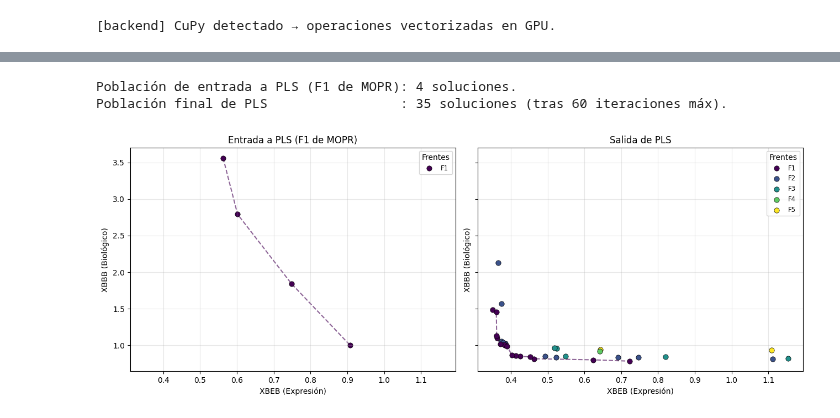
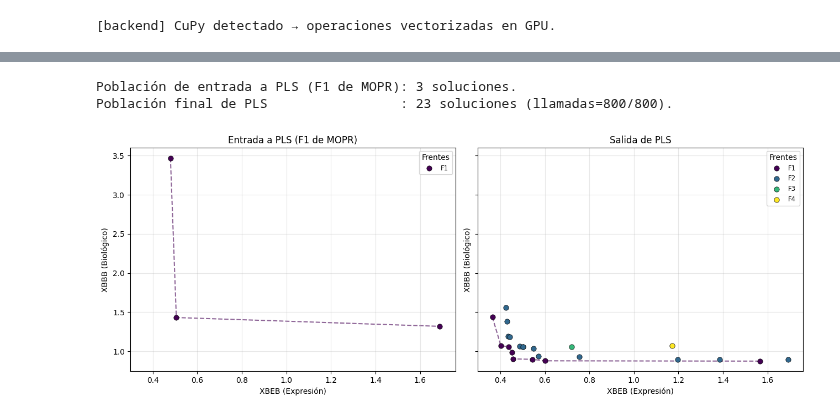
Before and after one commit to BenjaminGonzalezH/Thesis, a Jupyter notebook: Source Code/Investigation_Notes/Notes_2-LSOperators.ipynb, the cells around one changed output, grey strips where cells are left out. Drawn from its saved outputs; the diff is of its cells as text; code cells hidden in the pictures.

```diff
--- a/Source Code/Investigation_Notes/Notes_2-LSOperators.ipynb
+++ b/Source Code/Investigation_Notes/Notes_2-LSOperators.ipynb
@@ -8,7 +27,7 @@ Dentro del presente _notebook_ se
 # Se reutilizan los módulos ya construidos y validados en Notes_1-NSGA-II
 # (codificación de soluciones, Xie-Beni, dominancia de Pareto), en lugar de
 # duplicar su lógica, ya que esta iteración se enfoca en los operadores de
-# búsqueda local (MOPR y PLS).
+# búsqueda local.
 #######################################################
 
 ############################
@@ -16,20 +35,25 @@ Dentro del presente _notebook_ se
 ############################
 import sys                                                  # Ajuste de sys.path para importar los módulos de Source Code.
 from pathlib import Path                                    # Aplicar un formato generalizado de direcciones en el script.
-
 import numpy  as np                                         # Aplicación de operaciones matematicas eficientes.
-import matplotlib.pyplot as plt                              # Creación de gráficos.
+import matplotlib.pyplot as plt                             # Creación de gráficos.
 
 sys.path.append(str(Path.cwd().parent))                     # Source Code/ (un nivel sobre Investigation_Notes/).
 
+# Obtención de código basada en el código fuente original.
 import solution_encoding
 from solution_encoding import (
     load_distance_matrix,
     random_medoids_pop,
     build_clusters_population,
-    xie_beni,
+    xie_beni
 )
 from pareto_sorting import non_dominated_sort, crowding_distance
+from performance import (
+    hypervolume_from_origin,
+    plot_pareto_fronts,
+    jaccard_population
+)
 
 def _dominates(obj_a, obj_b) -> bool:
     """
@@ -53,6 +77,9 @@ DE_DIR = Path.cwd().parent.parent / "Datasets" / "Matrices" / "A2_S_DE.csv"
 DB_DIR = Path.cwd().parent.parent / "Datasets" / "Matrices" / "A2_S_DB.csv"
 
 
+############################
+# Funciones propias
+############################
 def evaluate_objectives(
     medoids: np.ndarray,
     deb_matrix: np.ndarray,
@@ -76,8 +103,7 @@ def evaluate_objectives(
     labels = build_clusters_population(deb_matrix, medoids[None, :])[0]
     return xie_beni(deb_matrix, dbb_matrix, medoids, labels)
 
-
-def plot_pareto_fronts(
+def plot_pareto_fronts_note(
     objectives,
     fronts: list[list[int]],
     title: str = "Frentes de Pareto",
@@ -496,40 +884,56 @@ def pareto_local_search(
     return population, objectives
 # %%
 ##################################
-# Bloque de ejecución: PLS sobre el F1 resultante de MOPR
+# Bloque de ejecución/testeo: PLS sobre el F1 resultante de MOPR
+# (ACTUALIZADO: usa max_obj_calls/local_budget en vez de max_iterations)
 ##################################
-PLS_MAX_ITERATIONS = 60   # limitado para que la demostración sea rápida
+MAX_OBJ_CALLS_PLS = 800    # cuota GLOBAL para esta demo
+LOCAL_BUDGET_PLS  = None   # demo standalone: puede usar todo MAX_OBJ_CALLS_PLS
+                           # (dentro de run_nsga2_PLS habría que fijar un
+                           # número, para que PLS no se coma toda la cuota
+                           # de una sola generación — ver corrección anterior)
+
+# Reinicio explícito: esta celda se trata como demo autocontenida de PLS
+# partiendo del F1 de MOPR, no como continuación de la cuota gastada por
+# la celda anterior (evita resultados chicos/vacíos por arrastre de cuota).
+solution_encoding.OBJ_FUNCTION_CALLS = 0
 
 pls_pop, pls_obj_list = pareto_local_search(
     initial_population=result["f1"],
     deb_matrix=deb_matrix, dbb_matrix=dbb_matrix,
-    max_iterations=PLS_MAX_ITERATIONS, seed=SEED, verbose=False,
+    max_obj_calls=MAX_OBJ_CALLS_PLS, local_budget=LOCAL_BUDGET_PLS,
+    seed=SEED, verbose=False,
 )
-pls_obj = np.asarray(pls_obj_list, dtype=np.float64)
-pls_fronts = non_dominated_sort(pls_obj)
+pls_obj = np.asarray(pls_obj_list, dtype=np.float64) if len(pls_obj_list) else np.empty((0, 2))
+pls_fronts = non_dominated_sort(pls_obj) if len(pls_obj) else []
 
 ##################################
 # Resultados por pantalla
 ##################################
 print(f"Población de entrada a PLS (F1 de MOPR): {len(result['f1'])} soluciones.")
 print(f"Población final de PLS                 : {pls_pop.shape[0]} soluciones "
-      f"(tras {PLS_MAX_ITERATIONS} iteraciones máx).\n")
+      f"(llamadas={solution_encoding.OBJ_FUNCTION_CALLS}/{MAX_OBJ_CALLS_PLS}).\n")
+assert solution_encoding.OBJ_FUNCTION_CALLS <= MAX_OBJ_CALLS_PLS, "SE EXCEDIÓ LA CUOTA GLOBAL"
 
-fig, axes = plt.subplots(1, 2, figsize=(13, 5), sharex=True, sharey=True)
-mopr_f1_fronts = [list(range(len(result["f1_obj"])))]
-plot_pareto_fronts(np.asarray(result["f1_obj"]), mopr_f1_fronts,
-                    title="Entrada a PLS (F1 de MOPR)", ax=axes[0])
-plot_pareto_fronts(pls_obj, pls_fronts, title="Salida de PLS", ax=axes[1])
-fig.tight_layout()
-plt.show()
+if pls_pop.shape[0] == 0:
+    print("ADVERTENCIA: PLS no generó ninguna solución — la cuota ya estaba agotada "
+          "antes de poder evaluar el F1 de entrada.")
+else:
+    fig, axes = plt.subplots(1, 2, figsize=(13, 5), sharex=True, sharey=True)
+    mopr_f1_fronts = [list(range(len(result["f1_obj"])))]
+    plot_pareto_fronts_note(np.asarray(result["f1_obj"]), mopr_f1_fronts,
+                        title="Entrada a PLS (F1 de MOPR)", ax=axes[0])
+    plot_pareto_fronts_note(pls_obj, pls_fronts, title="Salida de PLS", ax=axes[1])
+    fig.tight_layout()
+    plt.show()
 
-print("── Frente F1 tras PLS ──")
-for idx in pls_fronts[0]:
-    sol, (xbeb, xbbb) = pls_pop[idx], pls_obj[idx]
-    genes = [gene_names[i] for i in sol]
-    print(f"  {genes}  → XBEB={xbeb:.6f}, XBBB={xbbb:.6f}")
+    print("── Frente F1 tras PLS ──")
+    for idx in pls_fronts[0]:
+        sol, (xbeb, xbbb) = pls_pop[idx], pls_obj[idx]
+        genes = [gene_names[i] for i in sol]
+        print(f"  {genes}  → XBEB={xbeb:.6f}, XBBB={xbbb:.6f}")
 # %% [output]
-Población de entrada a PLS (F1 de MOPR): 4 soluciones.
-Población final de PLS                 : 35 soluciones (tras 60 iteraciones máx).
+Población de entrada a PLS (F1 de MOPR): 3 soluciones.
+Población final de PLS                 : 23 soluciones (llamadas=800/800).
-[figure, old version]
+[figure, new version]
 ── Frente F1 tras PLS ──
```
Also changed, not shown: parts of 16 cells of this notebook, 8 other files.
